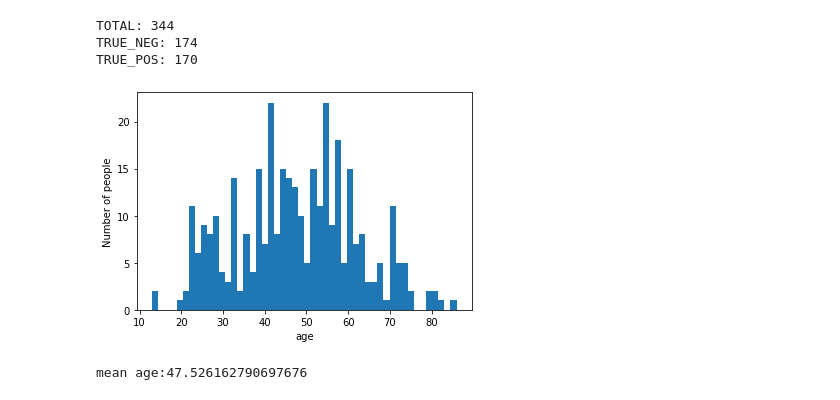
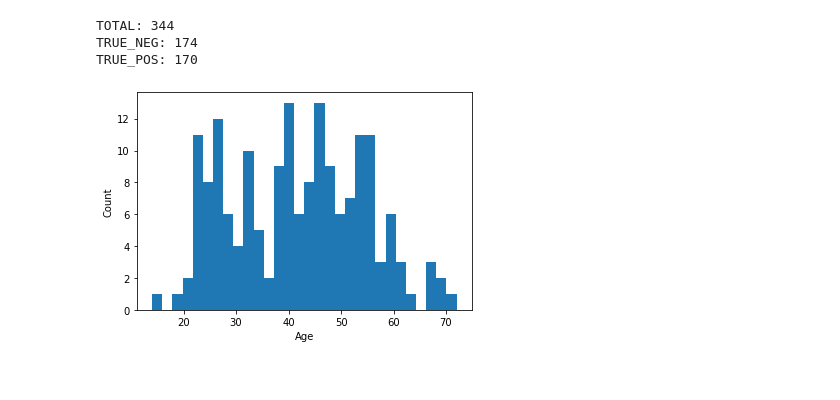
Before and after one commit to mangoflavoured/mangoflavoured.github.io, a Jupyter notebook: mmgraph_test.ipynb, the cells around one changed output. Cells and saved outputs as stored; diff of their text form; code cells hidden in the pictures.

```diff
--- a/mmgraph_test.ipynb
+++ b/mmgraph_test.ipynb
@@ -104,13 +106,18 @@ TRUE_POS: 170
 # %%
 #age distribution
 import matplotlib.pyplot as plt
-age_list = list(t2d_marker["CLI@age"].astype(int))
-n_bins=50
-plt.hist(age_list, n_bins)
-plt.xlabel("age")
-plt.ylabel("Number of people")
+#label split
+t2d_marker_false = t2d_marker.loc[t2d_marker["Y@disease"] == "n"] #false as in normal
+t2d_false_matrix = t2d_marker_false.filter(regex = "^X@gi").astype(int).to_numpy()
+t2d_marker_true = t2d_marker.loc[t2d_marker["Y@disease"] == "t2d"] #true as in has diabetes
+t2d_true_matrix = t2d_marker_true.filter(regex = "^X@gi").astype(int).to_numpy()
+
+wt_age = t2d_marker_false["CLI@age"].astype(int).tolist()
+disease_age = t2d_marker_true["CLI@age"].astype(int).tolist()
+
+plt.hist(wt_age, 30)
+plt.xlabel("Age")
+plt.ylabel("Count")
 plt.show()
-print(f"mean age:{np.array(age_list).mean()}")
 # %% [output]
-[figure, old version]
+[figure, new version]
-mean age:47.526162790697676
```
Also changed, not shown: parts of 13 cells of this notebook.
